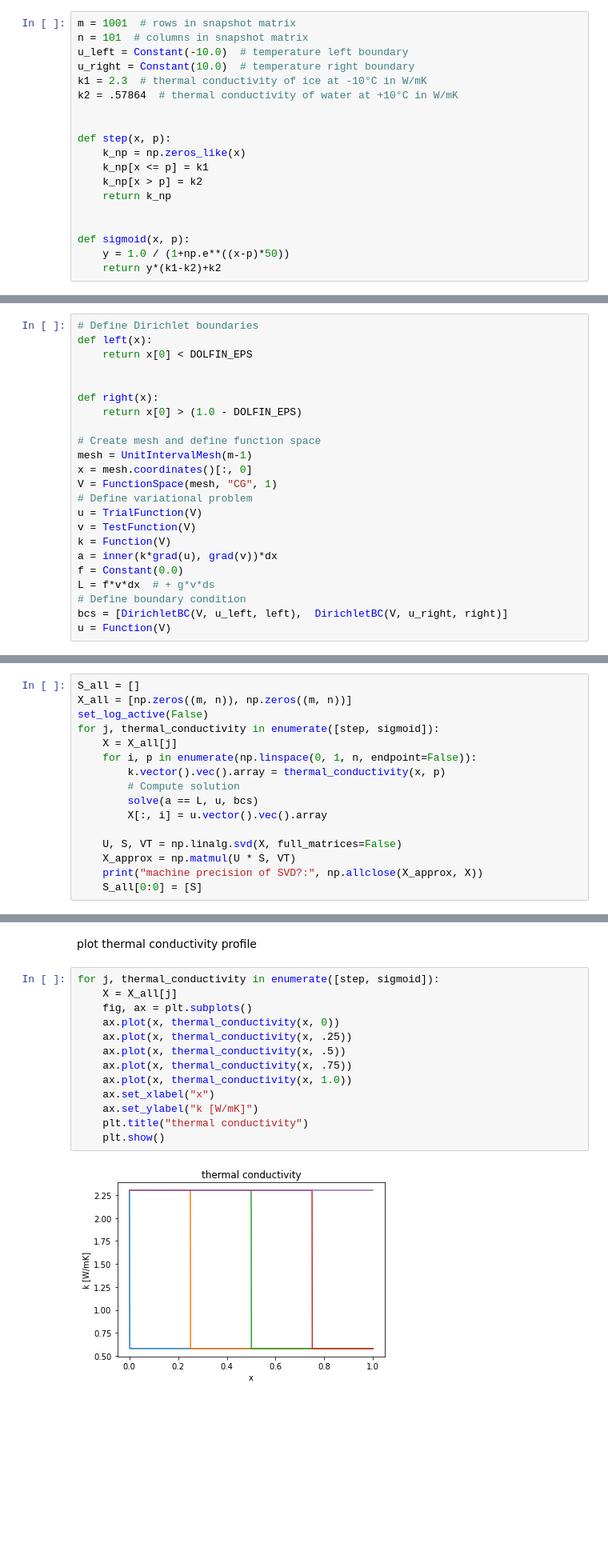
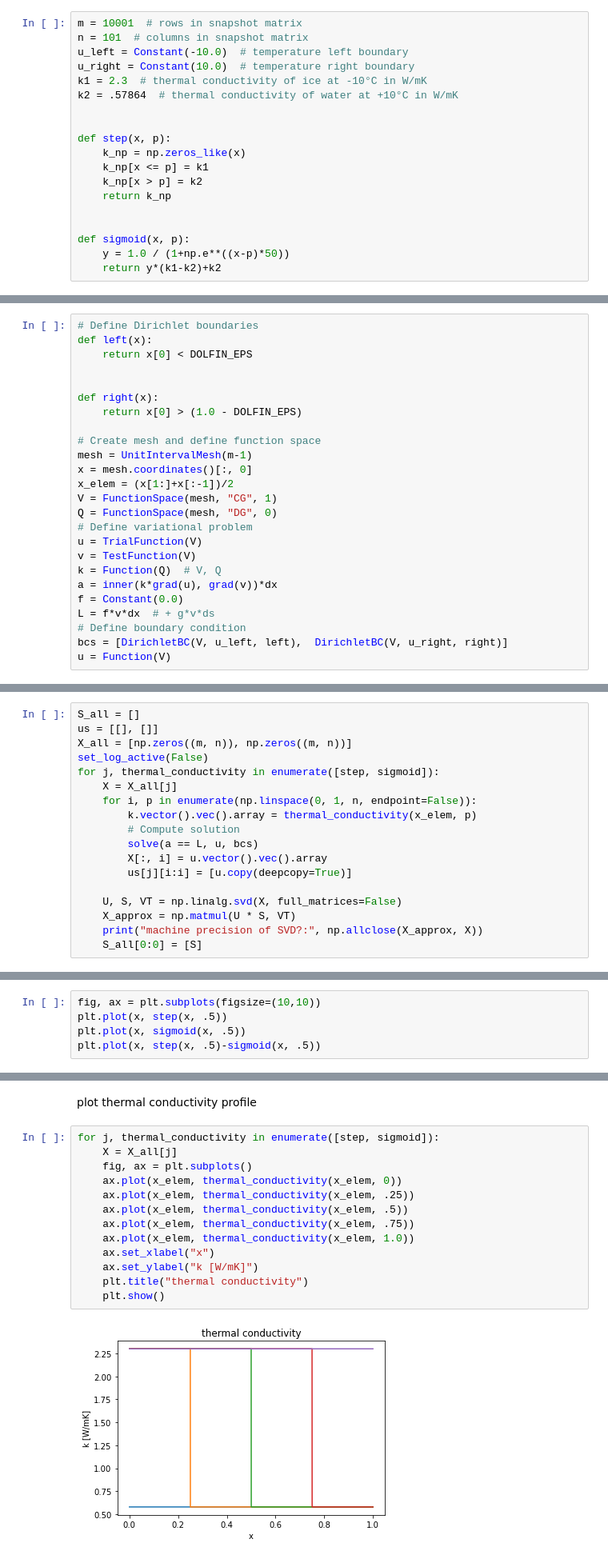
Before and after one commit to flabowski/FEniCS_rb_demo, a Jupyter notebook: poisson problem.ipynb, the cells around one changed output, grey strips where cells are left out. Shown: that part at 80% size. Saved outputs shown, nothing was run; the diff lists cells and outputs as text; blank space fills up the shorter version.

```diff
--- a/poisson problem.ipynb
+++ b/poisson problem.ipynb
@@ -31,7 +31,7 @@ import numpy as np
 # %% [markdown]
 First we set up some variables of the problem and we want to define the profile of the thermal conductivity over the domain. There is a parameter p that defines where the interface changes from ice to water.
 # %%
-m = 1001  # rows in snapshot matrix
+m = 10001  # rows in snapshot matrix
 n = 101  # columns in snapshot matrix
 u_left = Constant(-10.0)  # temperature left boundary
 u_right = Constant(10.0)  # temperature right boundary
@@ -63,11 +63,13 @@ def right(x):
 # Create mesh and define function space
 mesh = UnitIntervalMesh(m-1)
 x = mesh.coordinates()[:, 0]
+x_elem = (x[1:]+x[:-1])/2
 V = FunctionSpace(mesh, "CG", 1)
+Q = FunctionSpace(mesh, "DG", 0)
 # Define variational problem
 u = TrialFunction(V)
 v = TestFunction(V)
-k = Function(V)
+k = Function(Q)  # V, Q
 a = inner(k*grad(u), grad(v))*dx
 f = Constant(0.0)
 L = f*v*dx  # + g*v*ds
@@ -78,15 +80,17 @@ u = Function(V)
 What is left to do is only to iterate over the profiles and some values for the parameter. The results are collected in a snpshot matrix X which is then decomposed using the SVD.
 # %%
 S_all = []
+us = [[], []]
 X_all = [np.zeros((m, n)), np.zeros((m, n))]
 set_log_active(False)
 for j, thermal_conductivity in enumerate([step, sigmoid]):
     X = X_all[j]
     for i, p in enumerate(np.linspace(0, 1, n, endpoint=False)):
-        k.vector().vec().array = thermal_conductivity(x, p)
+        k.vector().vec().array = thermal_conductivity(x_elem, p)
         # Compute solution
         solve(a == L, u, bcs)
         X[:, i] = u.vector().vec().array
+        us[j][i:i] = [u.copy(deepcopy=True)]
 
     U, S, VT = np.linalg.svd(X, full_matrices=False)
     X_approx = np.matmul(U * S, VT)
@@ -97,0 +113,5 @@ machine precision of SVD?: True
+# %%
+fig, ax = plt.subplots(figsize=(10,10))
+plt.plot(x, step(x, .5))
+plt.plot(x, sigmoid(x, .5))
+plt.plot(x, step(x, .5)-sigmoid(x, .5))
@@ -102,18 +125,18 @@ plot thermal conductivity profile
 # %%
 for j, thermal_conductivity in enumerate([step, sigmoid]):
     X = X_all[j]
     fig, ax = plt.subplots()
-    ax.plot(x, thermal_conductivity(x, 0))
-    ax.plot(x, thermal_conductivity(x, .25))
-    ax.plot(x, thermal_conductivity(x, .5))
-    ax.plot(x, thermal_conductivity(x, .75))
-    ax.plot(x, thermal_conductivity(x, 1.0))
+    ax.plot(x_elem, thermal_conductivity(x_elem, 0))
+    ax.plot(x_elem, thermal_conductivity(x_elem, .25))
+    ax.plot(x_elem, thermal_conductivity(x_elem, .5))
+    ax.plot(x_elem, thermal_conductivity(x_elem, .75))
+    ax.plot(x_elem, thermal_conductivity(x_elem, 1.0))
     ax.set_xlabel("x")
     ax.set_ylabel("k [W/mK]")
     plt.title("thermal conductivity")
     plt.show()
 # %% [output]
-[figure, old version]
+[figure, new version]
 [figure]
 # %% [markdown]
 plot 10 snapshots
```
Also changed, not shown: parts of 6 cells of this notebook.
